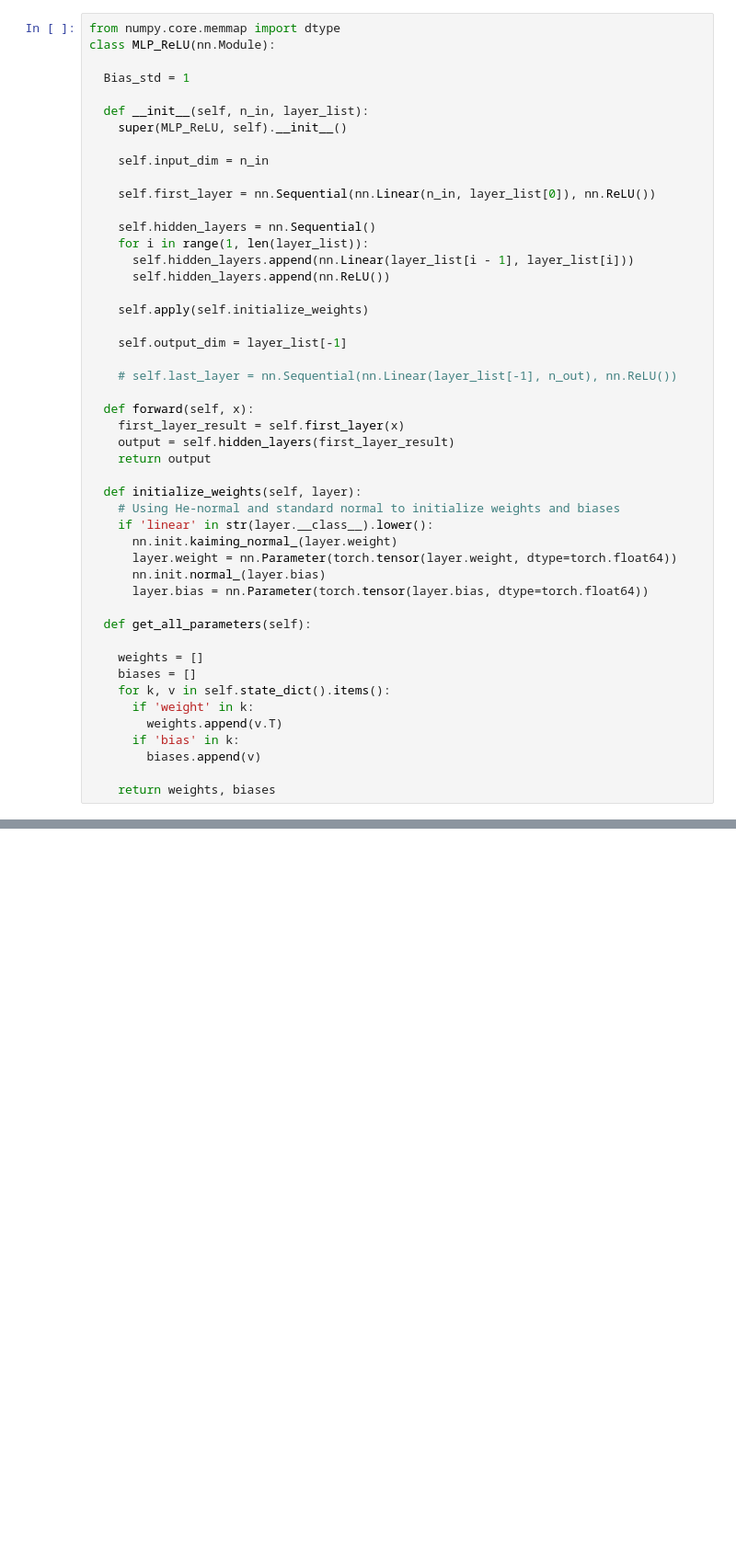
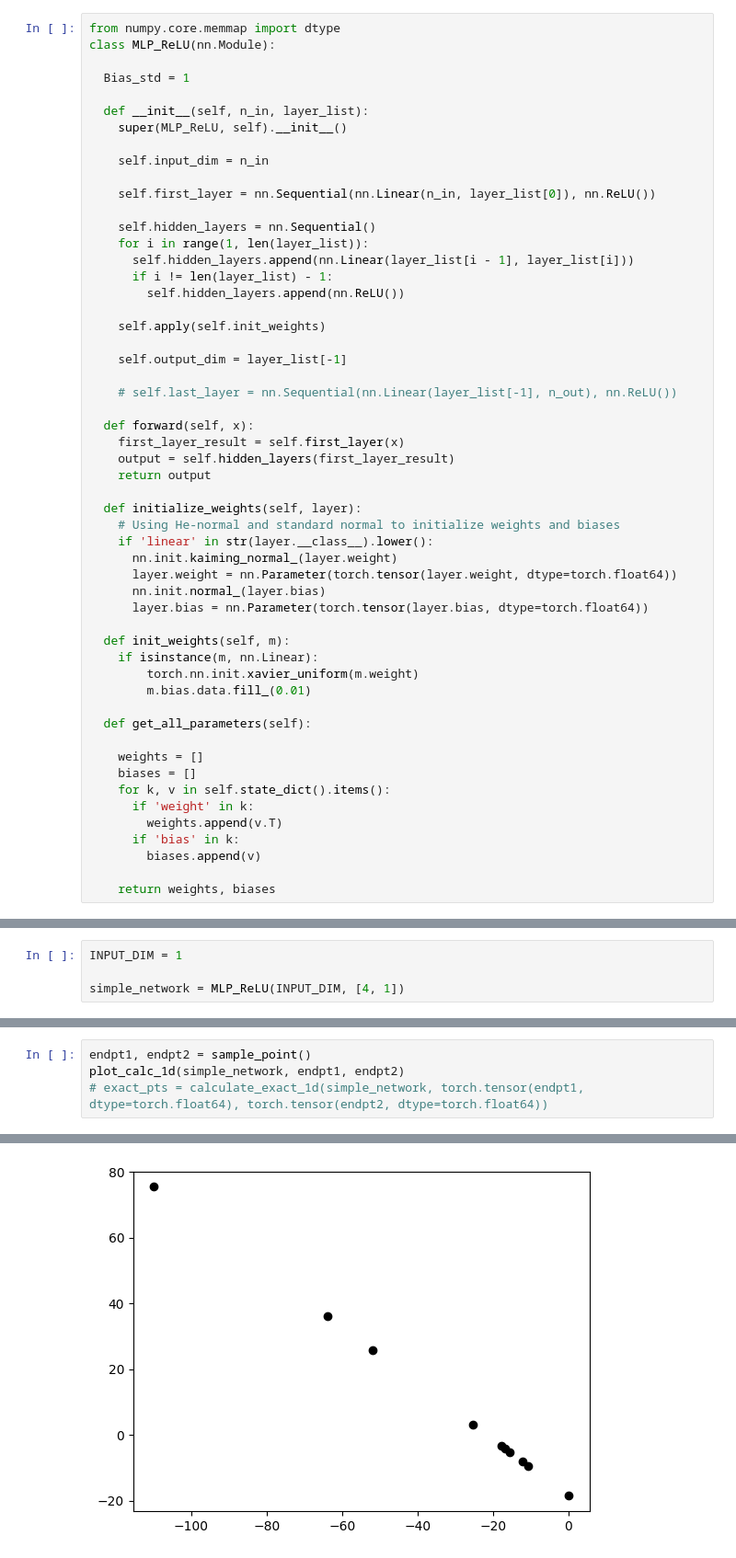
Before and after one commit to MehrabHamidi99/ReverseEngineeringNetworks, a Jupyter notebook: ReverseEngineeringDLNet.ipynb, the cells around one changed output, grey strips where cells are left out. Shown at 92% size. Saved outputs shown, nothing was run; the diff lists cells and outputs as text; blank space fills up the shorter version.

```diff
--- a/ReverseEngineeringDLNet.ipynb
+++ b/ReverseEngineeringDLNet.ipynb
@@ -24,9 +27,10 @@ class MLP_ReLU(nn.Module):
     self.hidden_layers = nn.Sequential()
     for i in range(1, len(layer_list)):
       self.hidden_layers.append(nn.Linear(layer_list[i - 1], layer_list[i]))
-      self.hidden_layers.append(nn.ReLU())
+      if i != len(layer_list) - 1:
+        self.hidden_layers.append(nn.ReLU())
 
-    self.apply(self.initialize_weights)
+    self.apply(self.init_weights)
 
     self.output_dim = layer_list[-1]
 
@@ -45,6 +49,11 @@ class MLP_ReLU(nn.Module):
       nn.init.normal_(layer.bias)
       layer.bias = nn.Parameter(torch.tensor(layer.bias, dtype=torch.float64))
 
+  def init_weights(self, m):
+    if isinstance(m, nn.Linear):
+        torch.nn.init.xavier_uniform(m.weight)
+        m.bias.data.fill_(0.01)
+
   def get_all_parameters(self):
 
     weights = []
@@ -61,3 +68,7 @@ simple_network = MLP_ReLU(10, [20, 10, 10])
+# %%
+INPUT_DIM = 1
+
+simple_network = MLP_ReLU(INPUT_DIM, [4, 1])
 # %%
 simple_network.output_dim
 # %% [output]
@@ -203,0 +447,5 @@ MULTIPLE_POINTS = False  # Option for tuning approx_boundary, default is False.
+# %%
+endpt1, endpt2 = sample_point()
+plot_calc_1d(simple_network, endpt1, endpt2)
+# exact_pts = calculate_exact_1d(simple_network, torch.tensor(endpt1, dtype=torch.float64), torch.tensor(endpt2, dtype=torch.float64))
+# %% [output]
@@ -203,0 +456 @@ MULTIPLE_POINTS = False  # Option for tuning approx_boundary, default is False.
+[figure, added]
```
Also changed, not shown: parts of 27 cells of this notebook.
